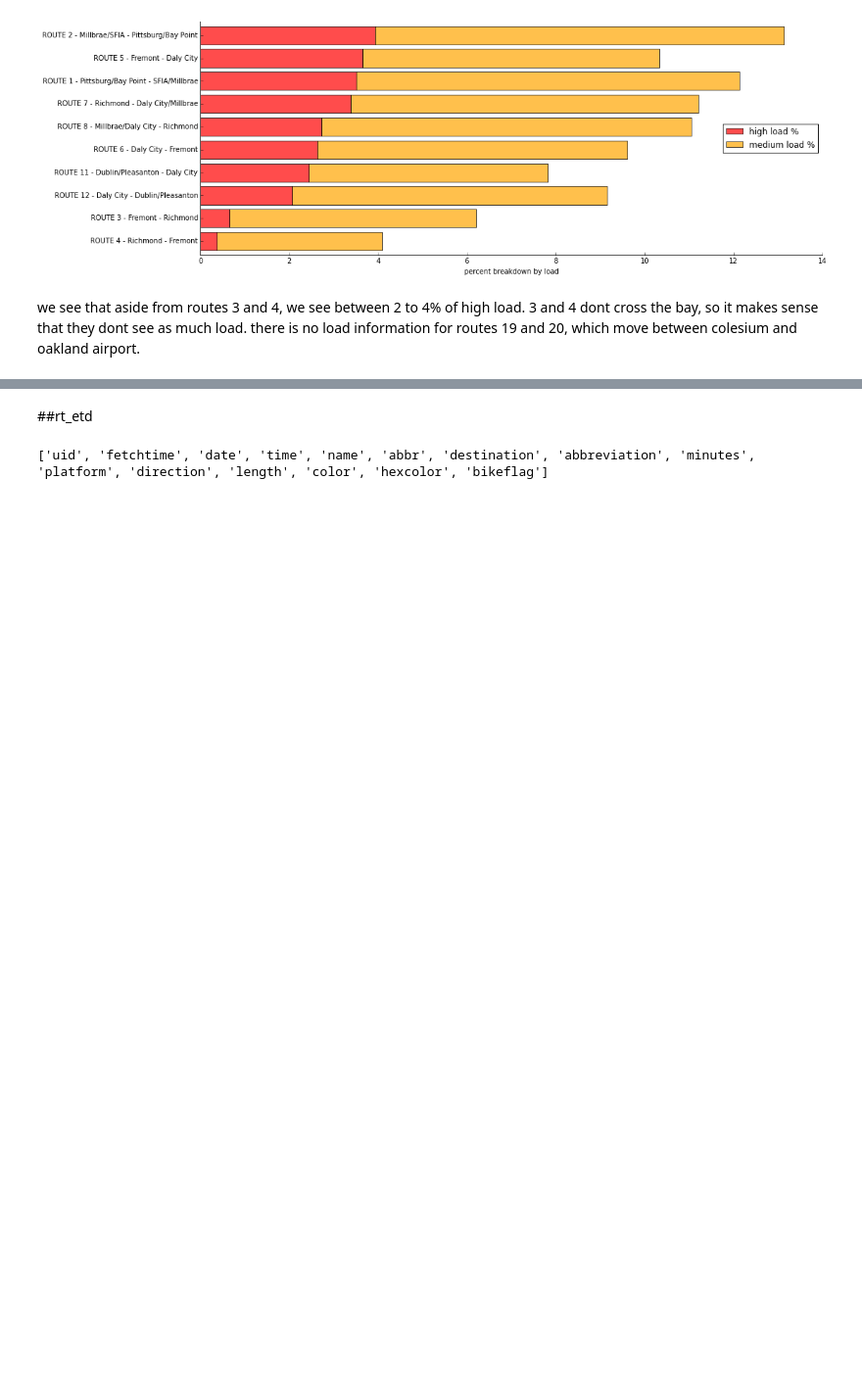
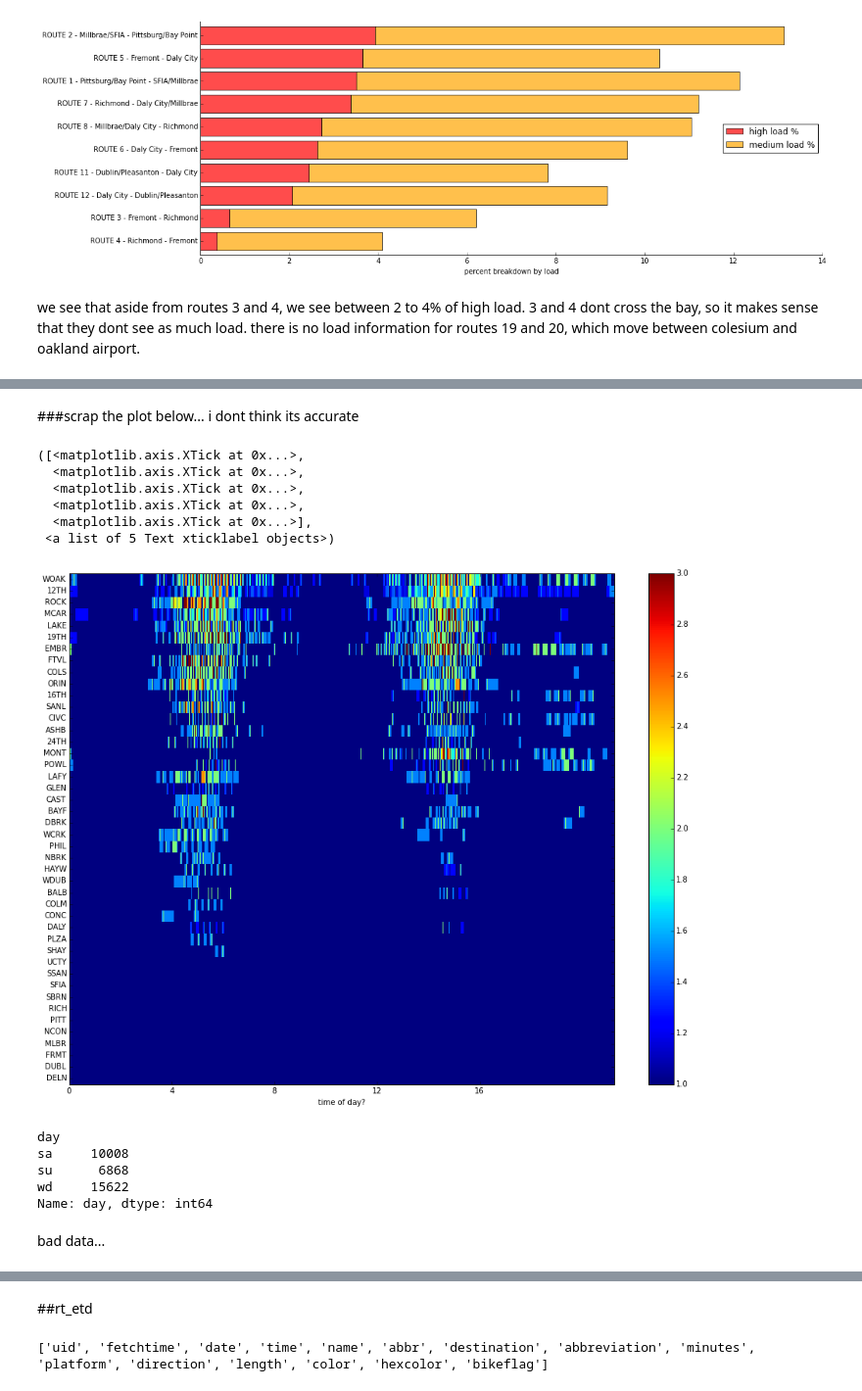
Before and after one commit to dmilad/BARTProject, a Jupyter notebook: eda/eda.ipynb, the cells around one changed output, grey strips where cells are left out. Shown at 98% size. Drawn from its saved outputs; the diff is of its cells as text; code cells hidden in the pictures; blank space fills up the shorter version.

```diff
--- a/eda/eda.ipynb
+++ b/eda/eda.ipynb
@@ -577,0 +606,5 @@ we see that aside from routes 3 and 4, we see between 2 to 4% of high load. 3 an
+# %%
+columns = ['day', 'route', 'train', 'station', 'origtime', 'bikeflag']
+sched_routesched = exec_pd('select day, route, train, station, origtime, bikeflag from sched_routesched')
+sched_routesched.columns = columns
+sched_routesched.head()
@@ -577,0 +618,2 @@ we see that aside from routes 3 and 4, we see between 2 to 4% of high load. 3 an
+# %%
+sched_routesched['time'] = pd.to_datetime(sched_routesched['origtime'], '%I:%M %p')
@@ -577,0 +629,3 @@ we see that aside from routes 3 and 4, we see between 2 to 4% of high load. 3 an
+# %%
+load_routesched = sched_load.merge(sched_routesched[sched_routesched['day']=='wd'], on = ['route', 'train', 'station'])
+load_routesched['time'] = pd.to_datetime(load_routesched['origtime'], '%I:%M %p')
@@ -577,0 +645,52 @@ we see that aside from routes 3 and 4, we see between 2 to 4% of high load. 3 an
+# %% [markdown]
+###scrap the plot below... i dont think its accurate
+# %%
+stations_by_load = ['DELN', 'DUBL', 'FRMT', 'MLBR', 'NCON', 'PITT', 'RICH', 'SBRN', 'SFIA', 'SSAN', 'UCTY', 'SHAY',\
+                    'PLZA', 'DALY', 'CONC', 'COLM', 'BALB', 'WDUB', 'HAYW', 'NBRK', 'PHIL', 'WCRK', 'DBRK', 'BAYF',\
+                    'CAST', 'GLEN', 'LAFY', 'POWL', 'MONT', '24TH', 'ASHB', 'CIVC', 'SANL', '16TH', 'ORIN', 'COLS',\
+                    'FTVL', 'EMBR', '19TH', 'LAKE', 'MCAR', 'ROCK', '12TH', 'WOAK']
+
+piv1 = pd.pivot_table(load_routesched, columns = 'time', index = ['station'], values = 'passload').T
+piv1 = piv1.bfill()
+piv1 = piv1.ffill()
+#piv1 = piv1.fillna(0)
+piv1 = piv1[stations_by_load].T
+
+piv2 = pd.pivot_table(load_routesched, columns = 'time', index = ['station'], values = 'passload').T
+piv2 = piv2.ffill()
+piv2 = piv2.bfill()
+#piv2 = piv2.fillna(0)
+piv2 = piv2[stations_by_load].T
+
+piv = (piv1+piv2)/2
+
+fig, ax = plt.subplots(figsize=(16,12))
+labels = piv.index
+
+locations = np.arange(len(labels))+0.5
+
+cax = ax.pcolor(piv)
+fig.colorbar(cax)
+plt.yticks(locations, labels)
+ax.set_ylim(0, max(locations) + 0.5)
+ax.set_xlim(0,1275)
+plt.xlabel('time of day?')
+plt.xticks([0, 240, 480, 720, 960],['0', '4', '8', '12', '16'])
+# %% [output]
+([<matplotlib.axis.XTick at 0x...>,
+  <matplotlib.axis.XTick at 0x...>,
+  <matplotlib.axis.XTick at 0x...>,
+  <matplotlib.axis.XTick at 0x...>,
+  <matplotlib.axis.XTick at 0x...>],
+ <a list of 5 Text xticklabel objects>)
+[figure, added]
+# %%
+sched_routesched.groupby('day').day.count()
+# %% [output]
+day
+sa     10008
+su      6868
+wd     15622
+Name: day, dtype: int64
+# %% [markdown]
+bad data...
```
Also changed, not shown: parts of 52 cells of this notebook, 3 other files.
